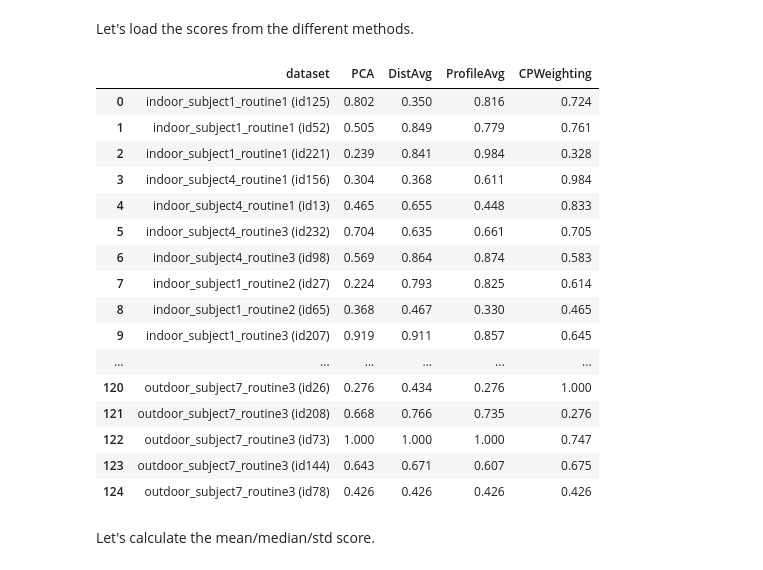
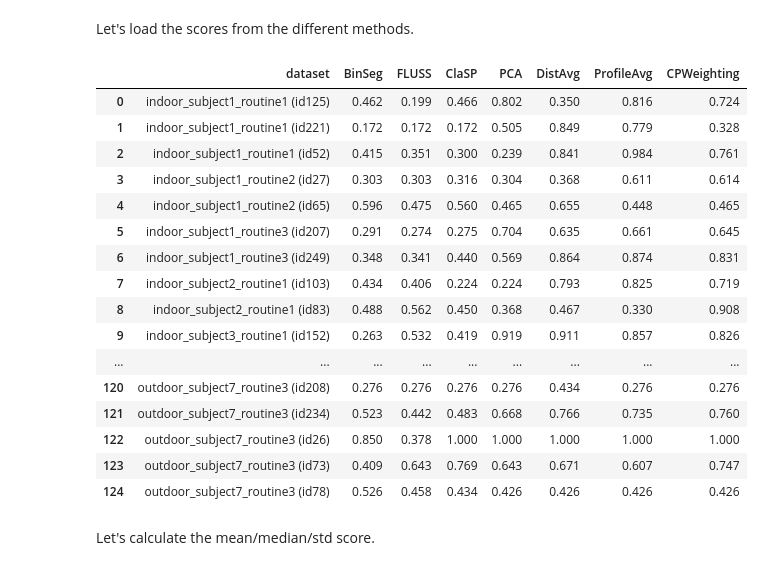
Before and after one commit to ermshaua/multivariate-clasp, a Jupyter notebook: notebooks/comparative_analysis.ipynb, the cells around one changed output. Cells and saved outputs as stored; diff of their text form; code cells hidden in the pictures.

```diff
--- a/notebooks/comparative_analysis.ipynb
+++ b/notebooks/comparative_analysis.ipynb
@@ -46,53 +46,53 @@ df_data.head()
 # %% [markdown]
 Let's load the scores from the different methods.
 # %%
-competitors = ["PCA", "DistAvg", "ProfileAvg", "CPWeighting"]
+competitors = ["BinSeg", "FLUSS", "ClaSP", "PCA", "DistAvg", "ProfileAvg", "CPWeighting"]
 datasets = ["HAS_test"] #
 
 methods, dfs = list(), list()
 
 for candidate_name in competitors:
     methods.append((candidate_name, f"{candidate_name}.csv.gz"))
 
 for idx, (name, file_name) in enumerate(methods):
     df = []
 
     for d in datasets:
         df.append(pd.read_csv(f"../experiments/competitor/{d}_{file_name}", usecols=["dataset", eval_score], compression="gzip"))
 
     df = pd.concat(df)
     df.sort_values(by="dataset", inplace=True)
     dfs.append((name, df))
 
 df_scores = pd.DataFrame()
 
 for name, df in dfs:
     df_scores["dataset"] = df.dataset
-    df_scores[name] = df[eval_score]
+    df_scores[name] = df[eval_score].to_numpy()
 
-# df_sel = df_data[df_data.change_points.map(len) == 0]
+# df_sel = df_data[df_data.change_points.map(len) > 1]
 # df_scores = df_scores[df_scores.dataset.isin(df_sel.dataset)]
 
 df_scores.reset_index(drop=True, inplace=True)
 df_scores
 # %% [output]
-|  | dataset | PCA | DistAvg | ProfileAvg | CPWeighting |
-| 0 | indoor_subject1_routine1 (id125) | 0.802 | 0.350 | 0.816 | 0.724 |
-| 1 | indoor_subject1_routine1 (id52) | 0.505 | 0.849 | 0.779 | 0.761 |
-| 2 | indoor_subject1_routine1 (id221) | 0.239 | 0.841 | 0.984 | 0.328 |
-| 3 | indoor_subject4_routine1 (id156) | 0.304 | 0.368 | 0.611 | 0.984 |
-| 4 | indoor_subject4_routine1 (id13) | 0.465 | 0.655 | 0.448 | 0.833 |
-| 5 | indoor_subject4_routine3 (id232) | 0.704 | 0.635 | 0.661 | 0.705 |
-| 6 | indoor_subject4_routine3 (id98) | 0.569 | 0.864 | 0.874 | 0.583 |
-| 7 | indoor_subject1_routine2 (id27) | 0.224 | 0.793 | 0.825 | 0.614 |
-| 8 | indoor_subject1_routine2 (id65) | 0.368 | 0.467 | 0.330 | 0.465 |
-| 9 | indoor_subject1_routine3 (id207) | 0.919 | 0.911 | 0.857 | 0.645 |
-| ... | ... | ... | ... | ... | ... |
-| 120 | outdoor_subject7_routine3 (id26) | 0.276 | 0.434 | 0.276 | 1.000 |
-| 121 | outdoor_subject7_routine3 (id208) | 0.668 | 0.766 | 0.735 | 0.276 |
-| 122 | outdoor_subject7_routine3 (id73) | 1.000 | 1.000 | 1.000 | 0.747 |
-| 123 | outdoor_subject7_routine3 (id144) | 0.643 | 0.671 | 0.607 | 0.675 |
-| 124 | outdoor_subject7_routine3 (id78) | 0.426 | 0.426 | 0.426 | 0.426 |
+|  | dataset | BinSeg | FLUSS | ClaSP | PCA | DistAvg | ProfileAvg | CPWeighting |
+| 0 | indoor_subject1_routine1 (id125) | 0.462 | 0.199 | 0.466 | 0.802 | 0.350 | 0.816 | 0.724 |
+| 1 | indoor_subject1_routine1 (id221) | 0.172 | 0.172 | 0.172 | 0.505 | 0.849 | 0.779 | 0.328 |
+| 2 | indoor_subject1_routine1 (id52) | 0.415 | 0.351 | 0.300 | 0.239 | 0.841 | 0.984 | 0.761 |
+| 3 | indoor_subject1_routine2 (id27) | 0.303 | 0.303 | 0.316 | 0.304 | 0.368 | 0.611 | 0.614 |
+| 4 | indoor_subject1_routine2 (id65) | 0.596 | 0.475 | 0.560 | 0.465 | 0.655 | 0.448 | 0.465 |
+| 5 | indoor_subject1_routine3 (id207) | 0.291 | 0.274 | 0.275 | 0.704 | 0.635 | 0.661 | 0.645 |
+| 6 | indoor_subject1_routine3 (id249) | 0.348 | 0.341 | 0.440 | 0.569 | 0.864 | 0.874 | 0.831 |
+| 7 | indoor_subject2_routine1 (id103) | 0.434 | 0.406 | 0.224 | 0.224 | 0.793 | 0.825 | 0.719 |
+| 8 | indoor_subject2_routine1 (id83) | 0.488 | 0.562 | 0.450 | 0.368 | 0.467 | 0.330 | 0.908 |
+| 9 | indoor_subject3_routine1 (id152) | 0.263 | 0.532 | 0.419 | 0.919 | 0.911 | 0.857 | 0.826 |
+| ... | ... | ... | ... | ... | ... | ... | ... | ... |
+| 120 | outdoor_subject7_routine3 (id208) | 0.276 | 0.276 | 0.276 | 0.276 | 0.434 | 0.276 | 0.276 |
+| 121 | outdoor_subject7_routine3 (id234) | 0.523 | 0.442 | 0.483 | 0.668 | 0.766 | 0.735 | 0.760 |
+| 122 | outdoor_subject7_routine3 (id26) | 0.850 | 0.378 | 1.000 | 1.000 | 1.000 | 1.000 | 1.000 |
+| 123 | outdoor_subject7_routine3 (id73) | 0.409 | 0.643 | 0.769 | 0.643 | 0.671 | 0.607 | 0.747 |
+| 124 | outdoor_subject7_routine3 (id78) | 0.526 | 0.458 | 0.434 | 0.426 | 0.426 | 0.426 | 0.426 |
 # %% [markdown]
 Let's calculate the mean/median/std score.
 # %%
```
Also changed, not shown: parts of 8 cells of this notebook, 19 other files.
